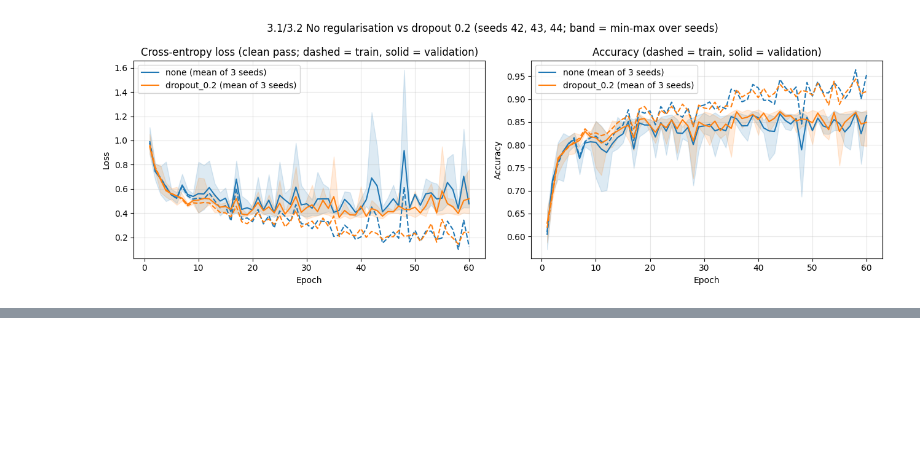
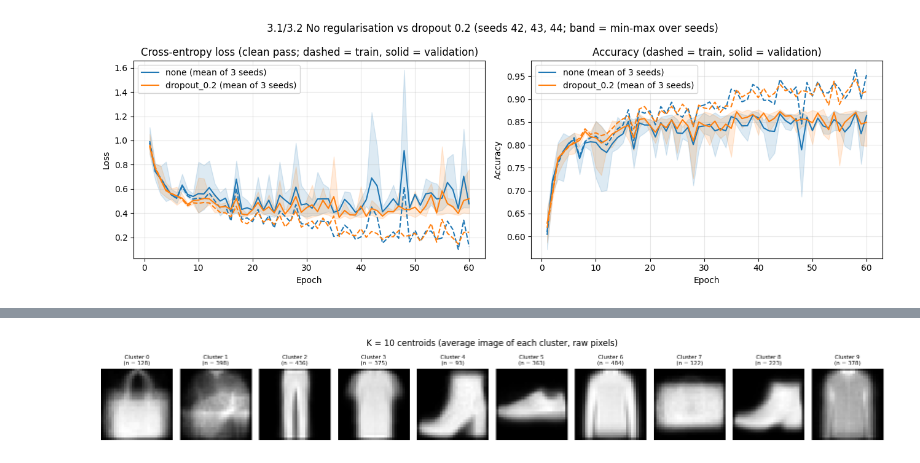
Before and after one commit to butthamza20/ECS708U-P-Fashion-MNIST-Coursework, a Jupyter notebook: ECS708U_P_Fashion_MNIST_Coursework.ipynb, the cells around one changed output, grey strips where cells are left out. Drawn from its saved outputs; the diff is of its cells as text; code cells hidden in the pictures; blank space fills up the shorter version.

```diff
--- a/ECS708U_P_Fashion_MNIST_Coursework.ipynb
+++ b/ECS708U_P_Fashion_MNIST_Coursework.ipynb
@@ -1802,0 +1967,11 @@ plt.show()
+# %%
+fig, axes = plt.subplots(1, 10, figsize=(16, 2.4))
+for c, ax in enumerate(axes):
+    ax.imshow(km10.cluster_centers_[c].reshape(28, 28), cmap="gray", interpolation="nearest")
+    ax.set_title(f"Cluster {c}\n(n = {np.sum(km10.labels_ == c)})", fontsize=8)
+    ax.axis("off")
+plt.suptitle("K = 10 centroids (average image of each cluster, raw pixels)")
+plt.tight_layout()
+plt.show()
+# %% [output]
+[figure, added]
```
Also changed, not shown: parts of 29 cells of this notebook.
